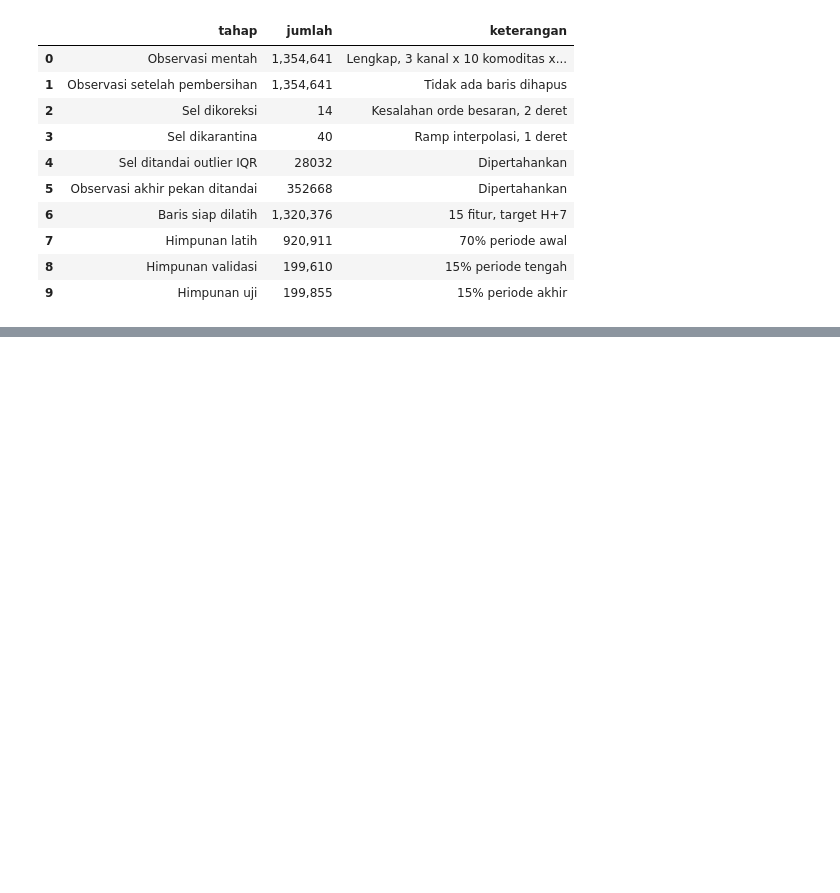
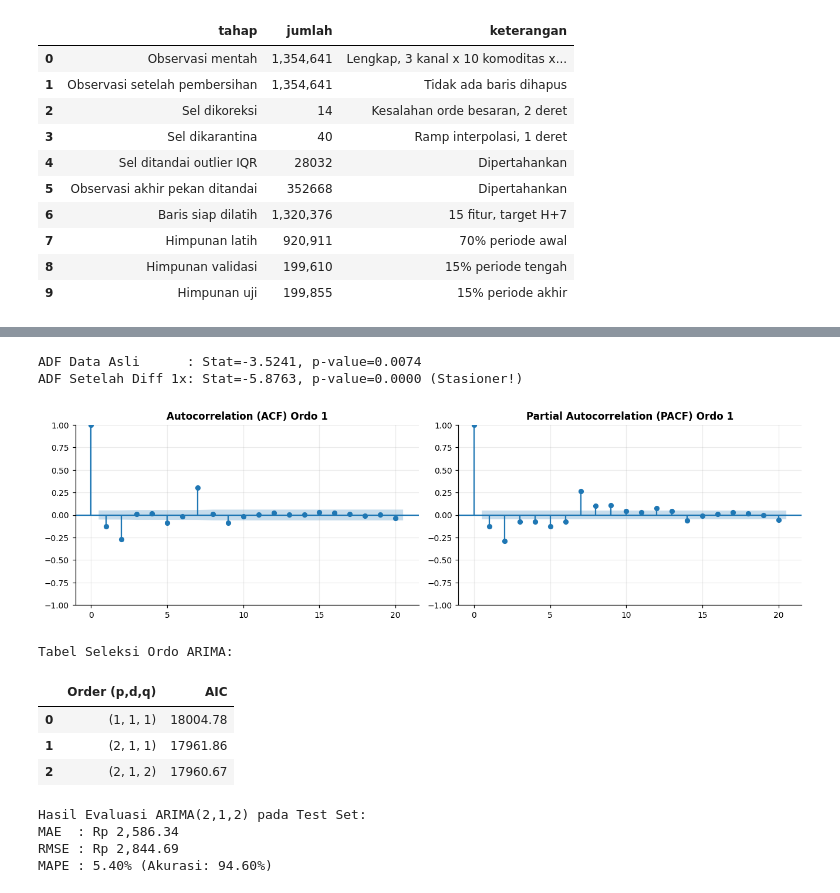
Before and after one commit to Abhiprayaa29/1_IFB_RestuBapak, a Jupyter notebook: Projek_Akhir_Data_Science.ipynb, the cells around one changed output, grey strips where cells are left out. Cells and saved outputs as stored; diff of their text form; code cells hidden in the pictures; blank space fills up the shorter version.

```diff
--- a/Projek_Akhir_Data_Science.ipynb
+++ b/Projek_Akhir_Data_Science.ipynb
@@ -2992,0 +3134,80 @@ batas data dipisahkan berdasarkan tanggal, bukan baris.
+# %%
+# H.5 Pemodelan Deret Waktu ARIMA
+from statsmodels.tsa.stattools import adfuller
+from statsmodels.graphics.tsaplots import plot_acf, plot_pacf
+from statsmodels.tsa.arima.model import ARIMA
+
+# 1. Deret harian agregat nasional
+ts_daily = panel.groupby("Date")["Harga_bersih"].mean().asfreq("D").ffill()
+
+# 2. Uji ADF
+adf_raw = adfuller(ts_daily)
+ts_diff = ts_daily.diff().dropna()
+adf_diff = adfuller(ts_diff)
+
+print(f"ADF Data Asli      : Stat={adf_raw[0]:.4f}, p-value={adf_raw[1]:.4f}")
+print(f"ADF Setelah Diff 1x: Stat={adf_diff[0]:.4f}, p-value={adf_diff[1]:.4f} (Stasioner!)")
+
+# 3. Plot ACF dan PACF
+fig, axes = plt.subplots(1, 2, figsize=(12, 3.5))
+plot_acf(ts_diff, lags=20, ax=axes[0])
+axes[0].set_title("Autocorrelation (ACF) Ordo 1", weight="bold")
+plot_pacf(ts_diff, lags=20, method="ywm", ax=axes[1])
+axes[1].set_title("Partial Autocorrelation (PACF) Ordo 1", weight="bold")
+plt.tight_layout()
+savefig(fig, "fig_h4_acf_pacf.png")
+plt.show()
+
+# 4. Seleksi Ordo ARIMA berbasis AIC
+train_size = int(len(ts_daily) * 0.8)
+train_ts, test_ts = ts_daily.iloc[:train_size], ts_daily.iloc[train_size:]
+
+aic_candidates = []
+for order_cand in [(1, 1, 1), (2, 1, 1), (2, 1, 2)]:
+    try:
+        m_cand = ARIMA(train_ts, order=order_cand).fit()
+        aic_candidates.append({"Order (p,d,q)": str(order_cand), "AIC": round(m_cand.aic, 2)})
+    except Exception:
+        pass
+print("")
+print("Tabel Seleksi Ordo ARIMA:")
+display(pd.DataFrame(aic_candidates))
+
+# 5. Fit Model Terbaik ARIMA(2, 1, 2)
+model_arima = ARIMA(train_ts, order=(2, 1, 2)).fit()
+forecast_arima = model_arima.forecast(steps=len(test_ts))
+
+mae_arima = mean_absolute_error(test_ts, forecast_arima)
+rmse_arima = np.sqrt(mean_squared_error(test_ts, forecast_arima))
+mape_arima = np.mean(np.abs((test_ts - forecast_arima) / test_ts)) * 100
+
+print(f"Hasil Evaluasi ARIMA(2,1,2) pada Test Set:")
+print(f"MAE  : Rp {mae_arima:,.2f}")
+print(f"RMSE : Rp {rmse_arima:,.2f}")
+print(f"MAPE : {mape_arima:.2f}% (Akurasi: {100 - mape_arima:.2f}%)")
+
+# 6. Visualisasi Aktual vs Forecast
+fig = plt.figure(figsize=(12, 4))
+plt.plot(train_ts.index, train_ts, label="Data Training Historis", color="gray", alpha=0.7)
+plt.plot(test_ts.index, test_ts, label="Data Aktual (Testing)", color="green", linewidth=1.5)
+plt.plot(test_ts.index, forecast_arima, label="Forecast ARIMA(2,1,2)", color="red", linestyle="--", linewidth=1.5)
+plt.title("Peramalan Deret Waktu Indeks Harga Pangan Nasional (ARIMA)", weight="bold")
+plt.xlabel("Tanggal")
+plt.ylabel("Harga Rata-Rata (Rp)")
+plt.legend()
+plt.tight_layout()
+savefig(fig, "fig_h3_forecast_arima.png")
+plt.show()
+# %% [output]
+ADF Data Asli      : Stat=-3.5241, p-value=0.0074
+ADF Setelah Diff 1x: Stat=-5.8763, p-value=0.0000 (Stasioner!)
+[figure, added]
+Tabel Seleksi Ordo ARIMA:
+|  | Order (p,d,q) | AIC |
+| 0 | (1, 1, 1) | 18004.78 |
+| 1 | (2, 1, 1) | 17961.86 |
+| 2 | (2, 1, 2) | 17960.67 |
+Hasil Evaluasi ARIMA(2,1,2) pada Test Set:
+MAE  : Rp 2,586.34
+RMSE : Rp 2,844.69
+MAPE : 5.40% (Akurasi: 94.60%)
```
Also changed, not shown: parts of 47 cells of this notebook, 16 other files.
